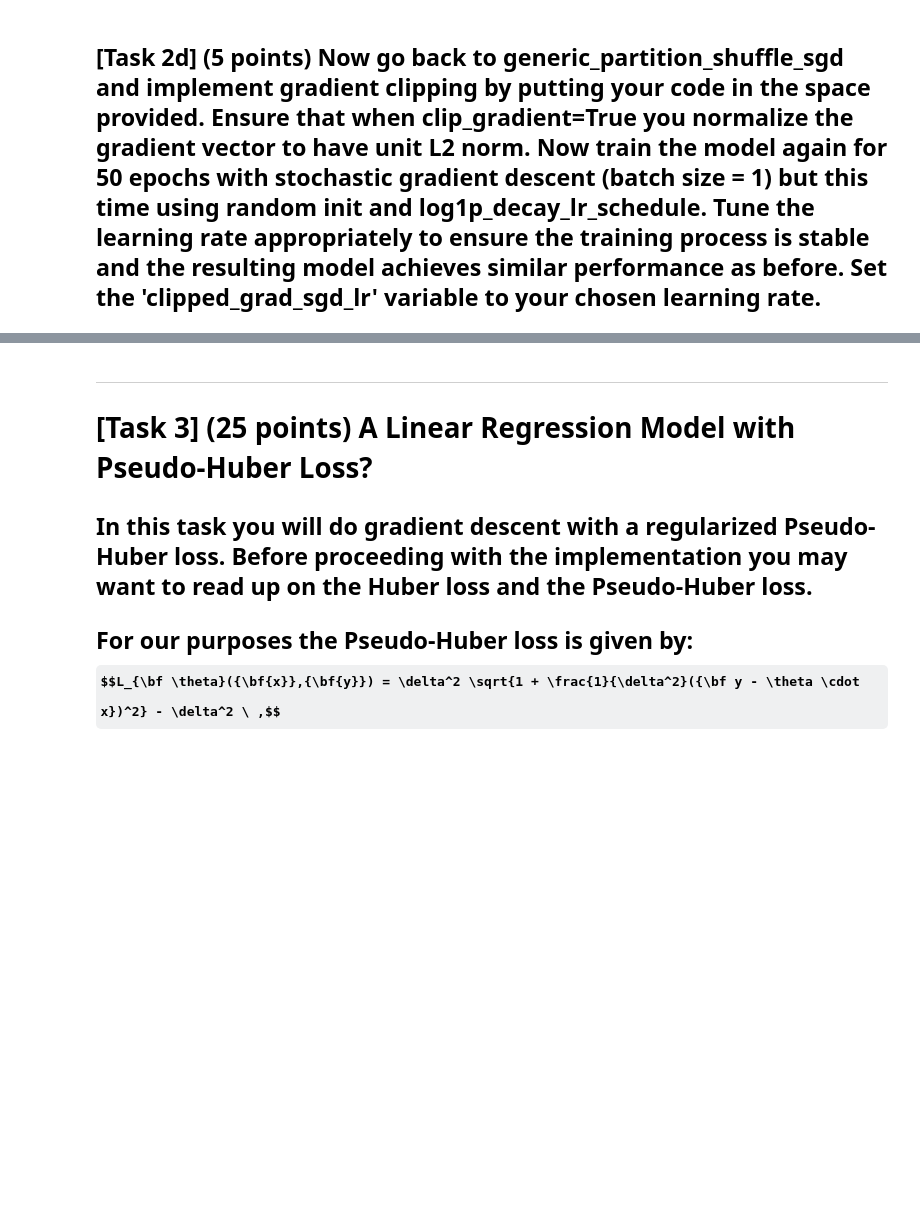
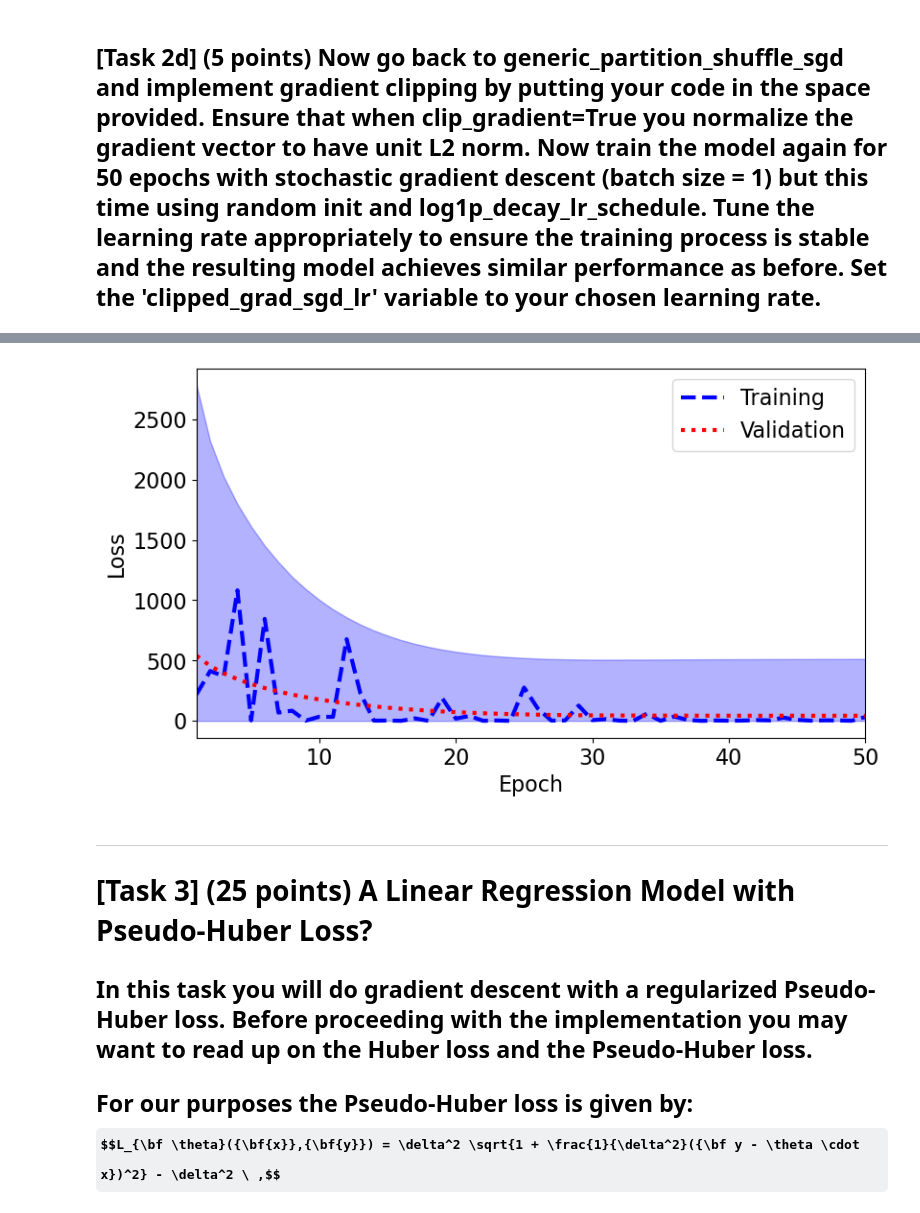
Before and after one commit to tikaharu-sharma/Machine-Learning-Engineering, a Jupyter notebook: hw3/hw3.ipynb, the cells around one changed output, grey strips where cells are left out. Drawn from its saved outputs; the diff is of its cells as text; code cells hidden in the pictures; some formulas as TeX source; blank space fills up the shorter version.

```diff
--- a/hw3/hw3.ipynb
+++ b/hw3/hw3.ipynb
@@ -669,4 +680,19 @@ init_params_fn = random_uniform_init
 """Fill in your code
 """
 # YOUR CODE HERE
-raise NotImplementedError()
+clipped_grad_sgd_lr = 0.001
+lr_sched_fn = lambda i: log1p_decay_lr_schedule(clipped_grad_sgd_lr, i)
+
+clipped_model_dc = generic_partition_shuffle_sgd(
+    X_with_b, train_y, model_fns_tup, init_params_fn, lr_sched_fn,
+    val_data=(val_x_with_b, val_y),
+    clip_gradient=True,
+    num_epochs=num_epochs,
+    batch_size=batch_size,
+    verbose=True,
+    verb_freq=20000
+)
+
+r2_mse_mae_eval(clipped_model_dc['theta'], train_x, train_y, val_x, val_y)
+plot_gd_data(clipped_model_dc, plot_var=True)
+# %% [output]
@@ -673,3 +716,4 @@ raise NotImplementedError()
+[figure, added]
 # %%
 """ [ASSERTS] Check 2d completed. """
 
```
Also changed, not shown: parts of 6 cells of this notebook, 1 other file.
